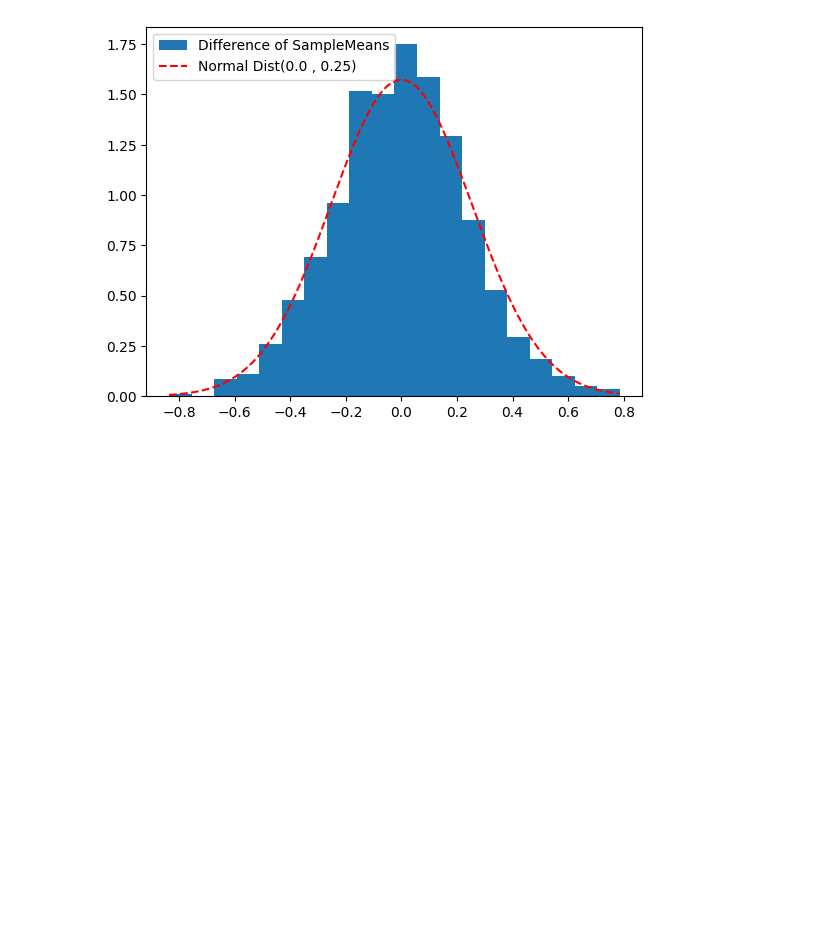
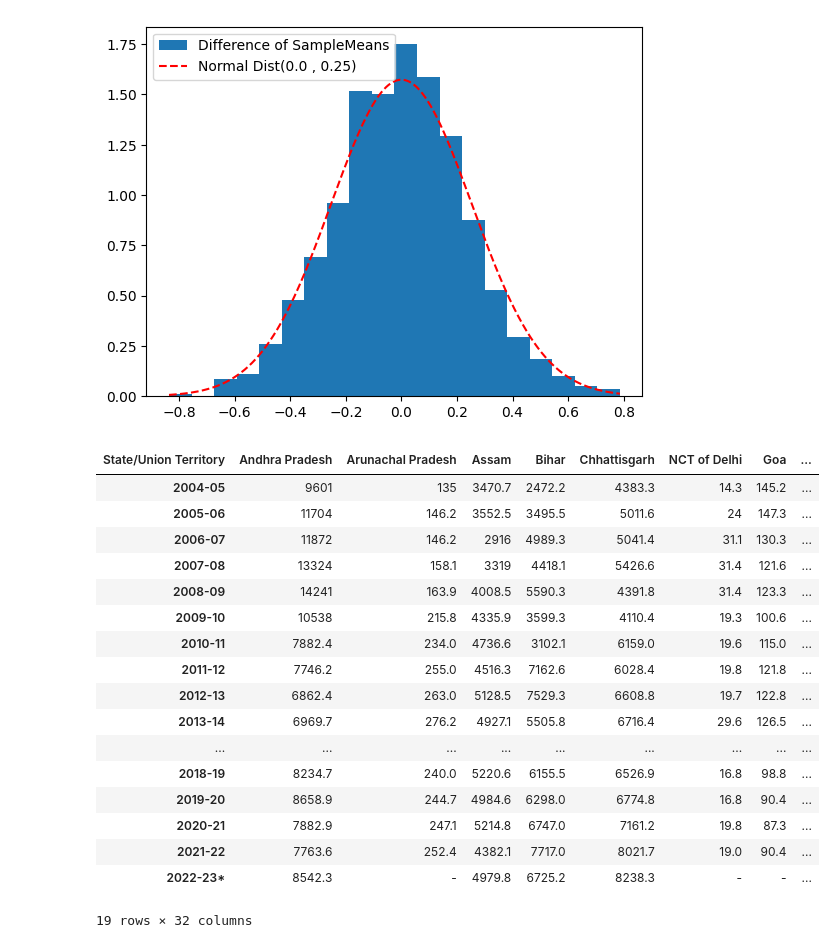
Before and after one commit to Pavansyamala/Statistics, a Jupyter notebook: samplingdistributionofdifferenceofsamplemeans.ipynb, the cells around one changed output. Cells and saved outputs as stored; diff of their text form; code cells hidden in the pictures; blank space fills up the shorter version.

```diff
--- a/samplingdistributionofdifferenceofsamplemeans.ipynb
+++ b/samplingdistributionofdifferenceofsamplemeans.ipynb
@@ -30,0 +37,21 @@ plt.show()
+# %%
+data2
+# %% [output]
+| State/Union Territory | Andhra Pradesh | Arunachal Pradesh | Assam | Bihar | Chhattisgarh | NCT of Delhi | Goa | ... |
+| 2004-05 | 9601 | 135 | 3470.7 | 2472.2 | 4383.3 | 14.3 | 145.2 | ... |
+| 2005-06 | 11704 | 146.2 | 3552.5 | 3495.5 | 5011.6 | 24 | 147.3 | ... |
+| 2006-07 | 11872 | 146.2 | 2916 | 4989.3 | 5041.4 | 31.1 | 130.3 | ... |
+| 2007-08 | 13324 | 158.1 | 3319 | 4418.1 | 5426.6 | 31.4 | 121.6 | ... |
+| 2008-09 | 14241 | 163.9 | 4008.5 | 5590.3 | 4391.8 | 31.4 | 123.3 | ... |
+| 2009-10 | 10538 | 215.8 | 4335.9 | 3599.3 | 4110.4 | 19.3 | 100.6 | ... |
+| 2010-11 | 7882.4 | 234.0 | 4736.6 | 3102.1 | 6159.0 | 19.6 | 115.0 | ... |
+| 2011-12 | 7746.2 | 255.0 | 4516.3 | 7162.6 | 6028.4 | 19.8 | 121.8 | ... |
+| 2012-13 | 6862.4 | 263.0 | 5128.5 | 7529.3 | 6608.8 | 19.7 | 122.8 | ... |
+| 2013-14 | 6969.7 | 276.2 | 4927.1 | 5505.8 | 6716.4 | 29.6 | 126.5 | ... |
+| ... | ... | ... | ... | ... | ... | ... | ... | ... |
+| 2018-19 | 8234.7 | 240.0 | 5220.6 | 6155.5 | 6526.9 | 16.8 | 98.8 | ... |
+| 2019-20 | 8658.9 | 244.7 | 4984.6 | 6298.0 | 6774.8 | 16.8 | 90.4 | ... |
+| 2020-21 | 7882.9 | 247.1 | 5214.8 | 6747.0 | 7161.2 | 19.8 | 87.3 | ... |
+| 2021-22 | 7763.6 | 252.4 | 4382.1 | 7717.0 | 8021.7 | 19.0 | 90.4 | ... |
+| 2022-23* | 8542.3 | - | 4979.8 | 6725.2 | 8238.3 | - | - | ... |
+19 rows × 32 columns
```
Also changed, not shown: parts of 4 cells of this notebook.
